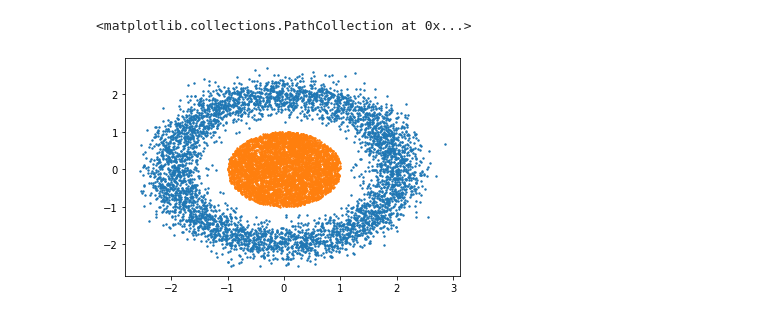
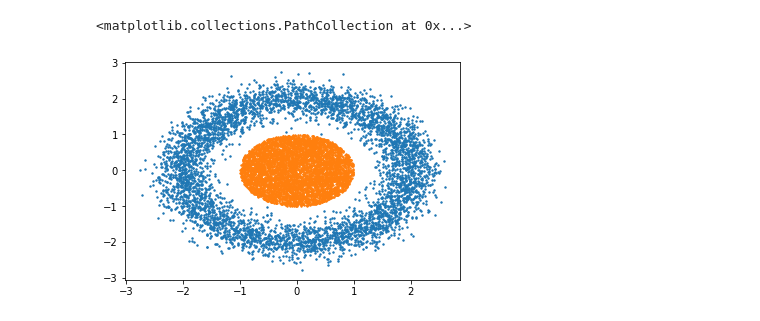
Before and after one commit to 20sxn/XAIcontrastivecauses, a Jupyter notebook: example_NN.ipynb, the cells around one changed output. Drawn from its saved outputs; the diff is of its cells as text; code cells hidden in the pictures.

```diff
--- a/example_NN.ipynb
+++ b/example_NN.ipynb
@@ -47,6 +38,8 @@ for s in [10,53135,38,52,64]: #vérification
 # %%
+s = 438042
+X_train,Y_train = generedata(seed = s)
 plt.scatter(X_train[np.where(Y_train ==0)][:,0],X_train[np.where(Y_train ==0)][:,1],s=2)
 plt.scatter(X_train[np.where(Y_train ==1)][:,0],X_train[np.where(Y_train ==1)][:,1],s=2)
 # %% [output]
 <matplotlib.collections.PathCollection at 0x...>
-[figure, old version]
+[figure, new version]
```
Also changed, not shown: parts of 17 cells of this notebook.
